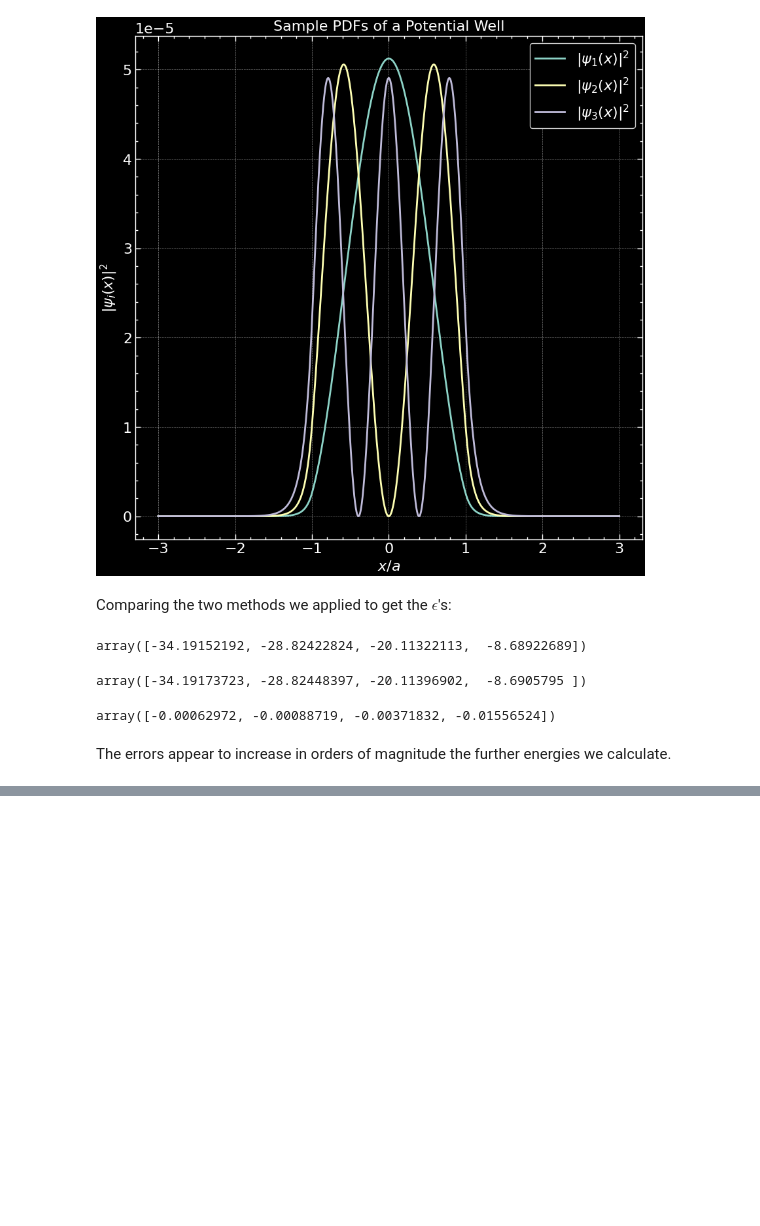
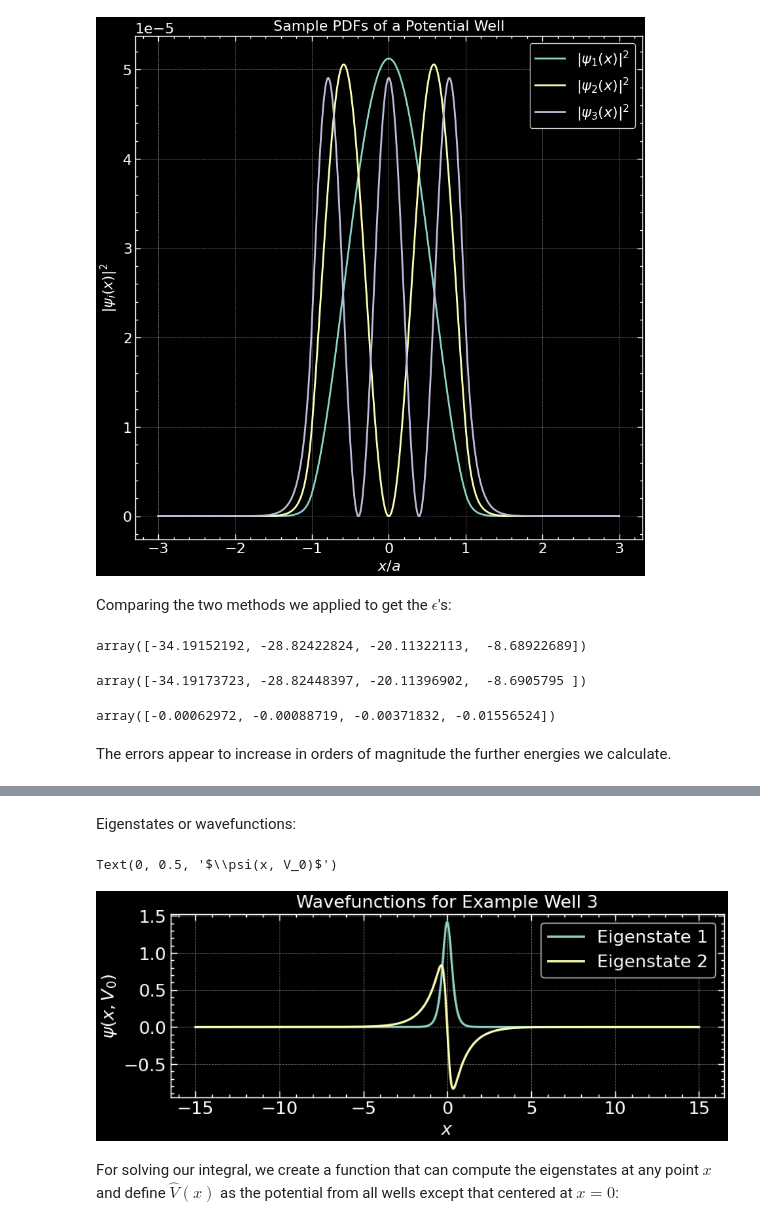
Before and after one commit to Siddhantshimpi/Siddhantshimpi, a Jupyter notebook: Physics/finite_square_well.ipynb, the cells around one changed output, grey strips where cells are left out. Cells and saved outputs as stored; diff of their text form; code cells hidden in the pictures; blank space fills up the shorter version.

```diff
--- a/Physics/finite_square_well.ipynb
+++ b/Physics/finite_square_well.ipynb
@@ -172,0 +287,15 @@ The errors appear to increase in orders of magnitude the further energies we cal
+# %% [markdown]
+Eigenstates or wavefunctions:
+# %%
+plt.figure(figsize = (9, 3))
+[plt.plot(x, psi, label = r'Eigenstate {}'.format(np.where(psi_values == psi)[0][0] + 1)) for psi in psi_values]
+
+plt.title(r'Wavefunctions for Example Well {}'.format(example))
+plt.legend()
+plt.xlabel(r'$x$')
+plt.ylabel(r'$\psi(x, V_0)$')
+# %% [output]
+Text(0, 0.5, '$\\psi(x, V_0)$')
+[figure, added]
+# %% [markdown]
+For solving our integral, we create a function that can compute the eigenstates at any point $x$ and define $\hat V(x)$ as the potential from all wells except that centered at $x=0$:
```
Also changed, not shown: parts of 36 cells of this notebook, 2 other files.
